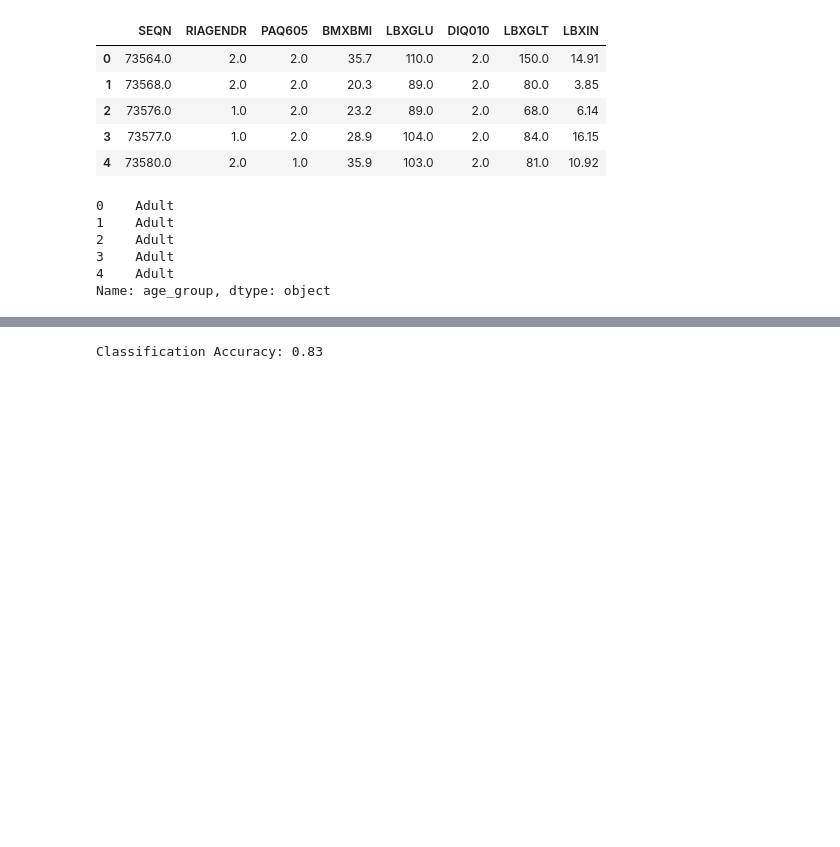
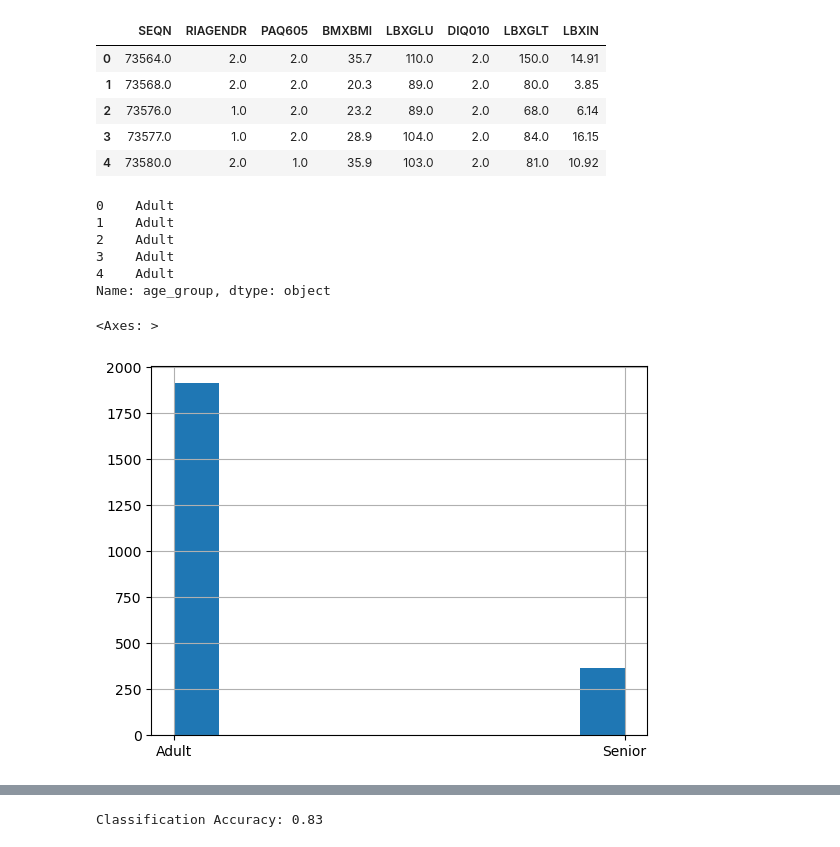
Before and after one commit to dmnkallen/Hertie_ML_2025_Labs_Dom, a Jupyter notebook: medical2.ipynb, the cells around one changed output, grey strips where cells are left out. Saved outputs shown, nothing was run; the diff lists cells and outputs as text; code cells hidden in the pictures; blank space fills up the shorter version.

```diff
--- a/medical2.ipynb
+++ b/medical2.ipynb
@@ -41,3 +53,8 @@ y.head()
 3    Adult
 4    Adult
 Name: age_group, dtype: object
+# %%
+y.hist()
+# %% [output]
+<Axes: >
+[figure, added]
```
Also changed, not shown: parts of 29 cells of this notebook, 2 other files.
